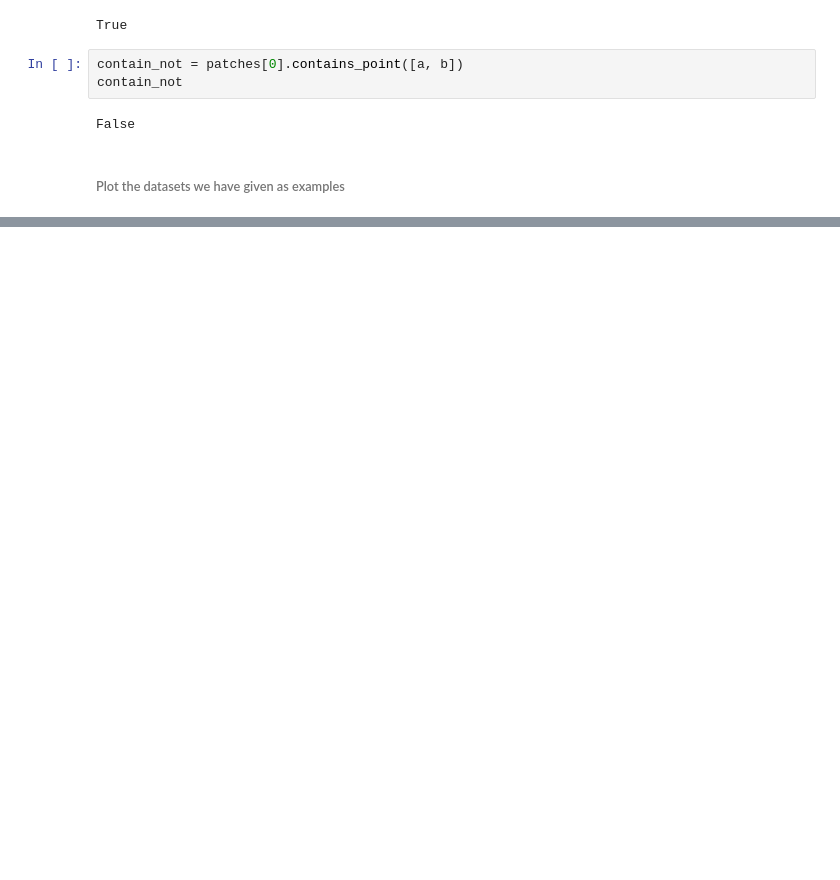
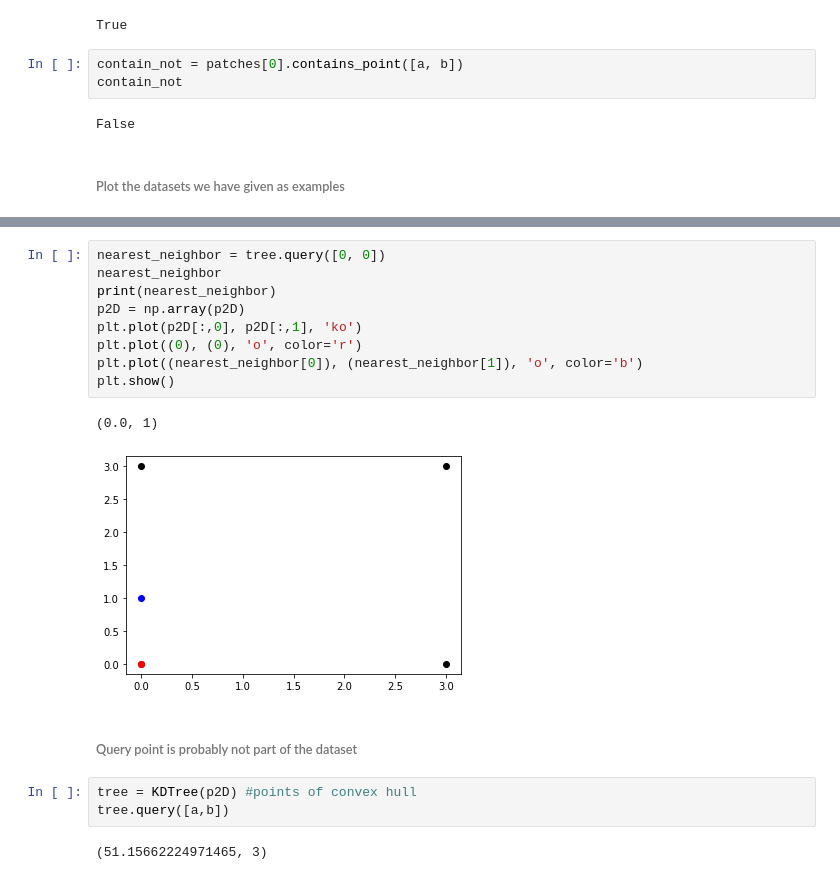
Before and after one commit to TsFotini/Computational_Geometry, a Jupyter notebook: Geometry03/Untitled.ipynb, the cells around one changed output, grey strips where cells are left out. Saved outputs shown, nothing was run; the diff lists cells and outputs as text; blank space fills up the shorter version.

```diff
--- a/Geometry03/Untitled.ipynb
+++ b/Geometry03/Untitled.ipynb
@@ -345,0 +409,19 @@ ax.add_artist(circle1)
+# %%
+nearest_neighbor = tree.query([0, 0])
+nearest_neighbor
+print(nearest_neighbor)
+p2D = np.array(p2D)
+plt.plot(p2D[:,0], p2D[:,1], 'ko')
+plt.plot((0), (0), 'o', color='r')
+plt.plot((nearest_neighbor[0]), (nearest_neighbor[1]), 'o', color='b')
+plt.show()
+# %% [output]
+(0.0, 1)
+[figure, added]
+# %% [markdown]
+###### Query point is probably not part of the dataset
+# %%
+tree = KDTree(p2D) #points of convex hull
+tree.query([a,b])
+# %% [output]
+(51.15662224971465, 3)
```
Also changed, not shown: parts of 36 cells of this notebook.
